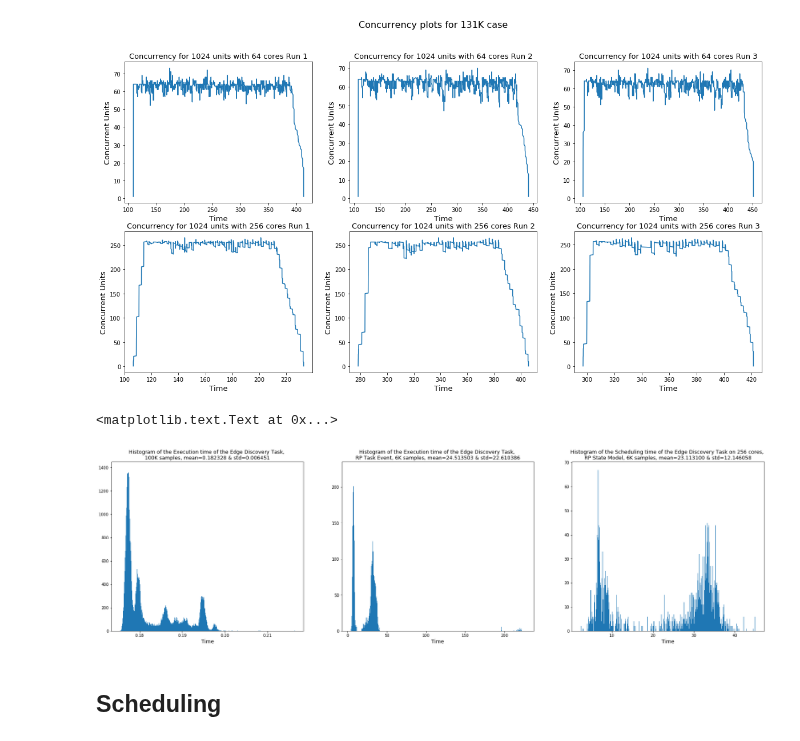
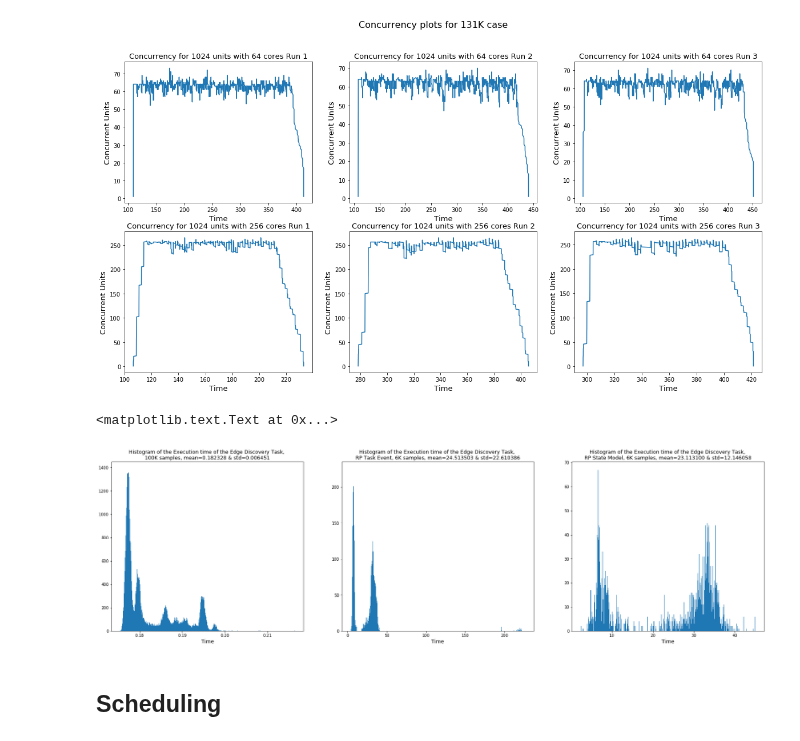
Before and after one commit to radical-experiments/midas_exps, a Jupyter notebook: leaflet-finder/LeafletFinderRP046.ipynb, the cells around one changed output. Cells and saved outputs as stored; diff of their text form; code cells hidden in the pictures.

```diff
--- a/leaflet-finder/LeafletFinderRP046.ipynb
+++ b/leaflet-finder/LeafletFinderRP046.ipynb
@@ -717,22 +709,22 @@ for i in range(6):
 # %%
 fig,axis=plt.subplots(nrows=1,ncols=3)
 fig.set_size_inches(30,8)
 
 a = axis[0].hist(singleCoreExecution,bins=1000)
 axis[0].set_xlabel('Time',fontsize=13)
 axis[0].set_label('Number of samples')
 axis[0].set_title('Histogram of the Execution time of the Edge Discovery Task, \n100K samples, mean=%f & std=%f'%(singleCoreExecution.mean(),singleCoreExecution.std()),fontsize=13)
 axis[1].hist(unit_profs['time'],bins=1000)
 axis[1].set_xlabel('Time',fontsize=13)
 axis[1].set_label('Number of samples')
 axis[1].set_title('Histogram of the Execution time of the Edge Discovery Task, \nRP Task Event, 6K samples, mean=%f & std=%f'%(unit_profs['time'].mean(),unit_profs['time'].std()),fontsize=13)
 axis[2].hist(unitDurationsStateModel,bins=1000)
 axis[2].set_xlabel('Time',fontsize=13)
 axis[2].set_label('Number of samples')
-axis[2].set_title('Histogram of the Scheduling time of the Edge Discovery Task on 256 cores, \nRP State Model, 6K samples, mean=%f & std=%f'%(np.mean(unitDurationsStateModel),np.std(unitDurationsStateModel)),fontsize=13)
+axis[2].set_title('Histogram of the Execution time of the Edge Discovery Task, \nRP State Model, 6K samples, mean=%f & std=%f'%(np.mean(unitDurationsStateModel),np.std(unitDurationsStateModel)),fontsize=13)
 # %% [output]
 <matplotlib.text.Text at 0x...>
-[figure, old version]
+[figure, new version]
 # %% [markdown]
 ## Scheduling
 # %%
```
Also changed, not shown: parts of 8 cells of this notebook.
